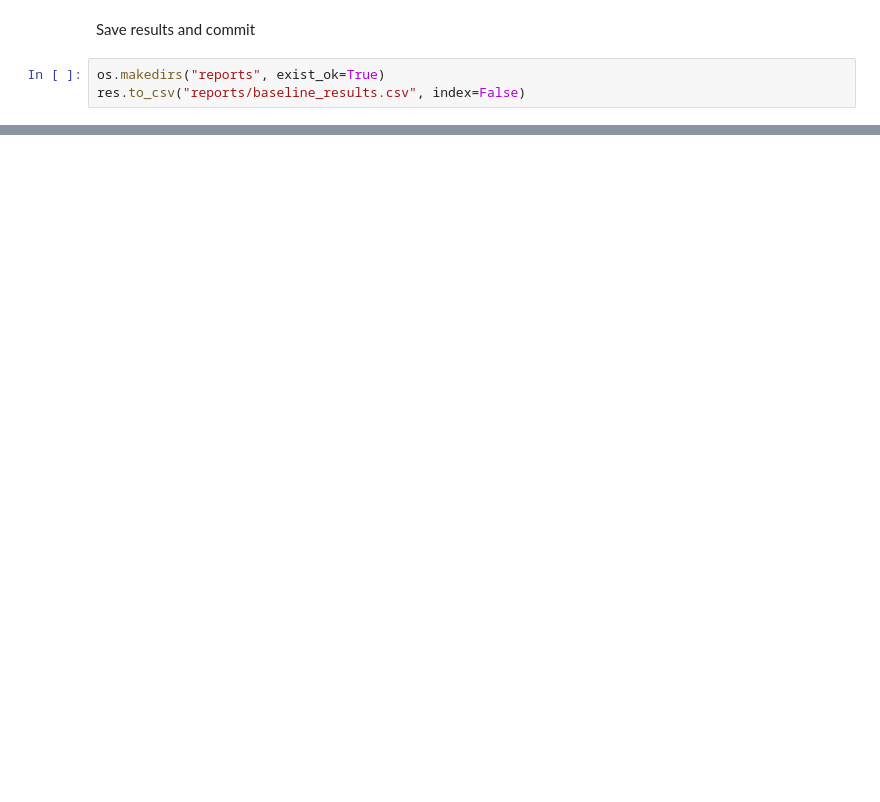
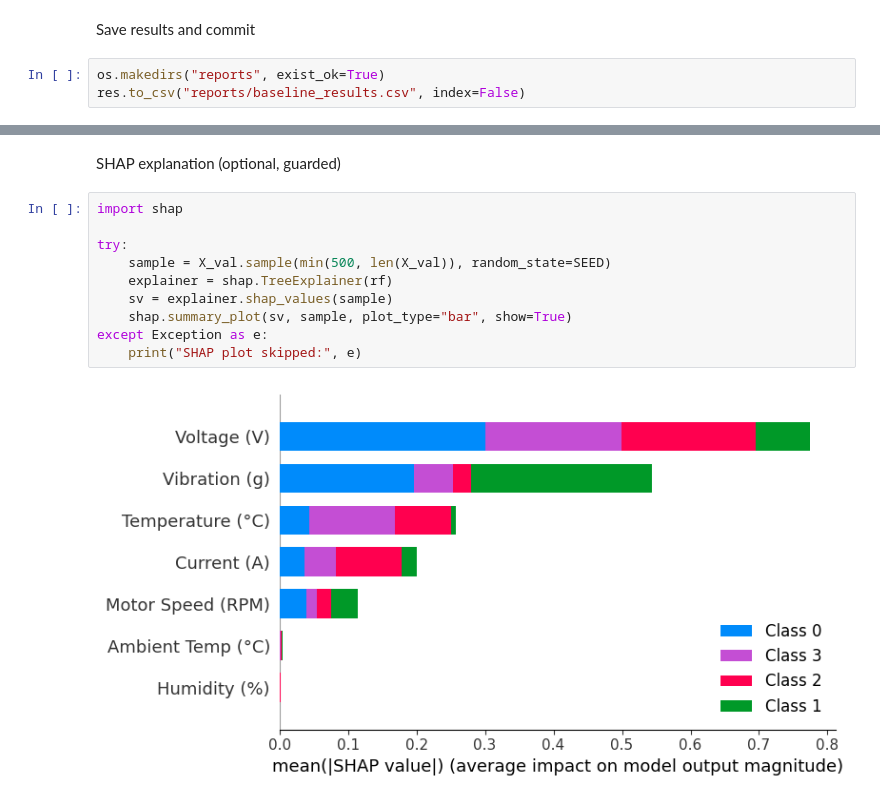
Before and after one commit to ShalakaEranga/DriveHealth-Comparative-Fault-Diagnosis-Using-Classical-vs-Deep-Learning-Methods, a Jupyter notebook: notebooks/01_eda.ipynb, the cells around one changed output, grey strips where cells are left out. Drawn from its saved outputs; the diff is of its cells as text; blank space fills up the shorter version.

```diff
--- a/notebooks/01_eda.ipynb
+++ b/notebooks/01_eda.ipynb
@@ -555,0 +600,14 @@ res.to_csv("reports/baseline_results.csv", index=False)
+# %% [markdown]
+SHAP explanation (optional, guarded)
+# %%
+import shap
+
+try:
+    sample = X_val.sample(min(500, len(X_val)), random_state=SEED)
+    explainer = shap.TreeExplainer(rf)
+    sv = explainer.shap_values(sample)
+    shap.summary_plot(sv, sample, plot_type="bar", show=True)
+except Exception as e:
+    print("SHAP plot skipped:", e)
+# %% [output]
+[figure, added]
```
Also changed, not shown: parts of 15 cells of this notebook.
